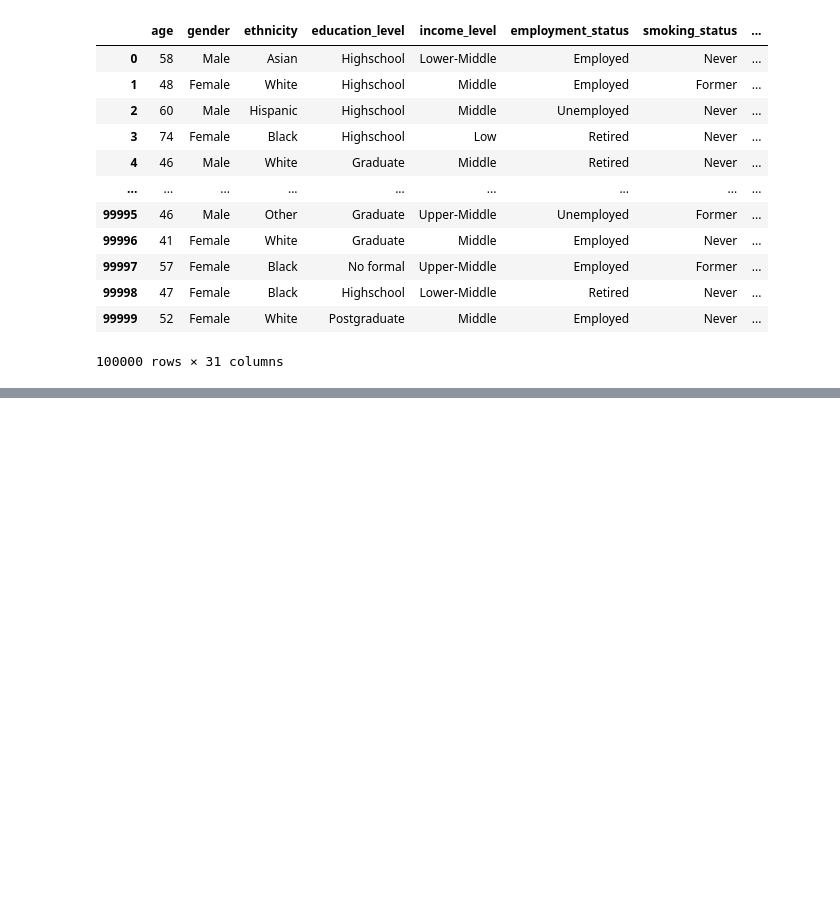
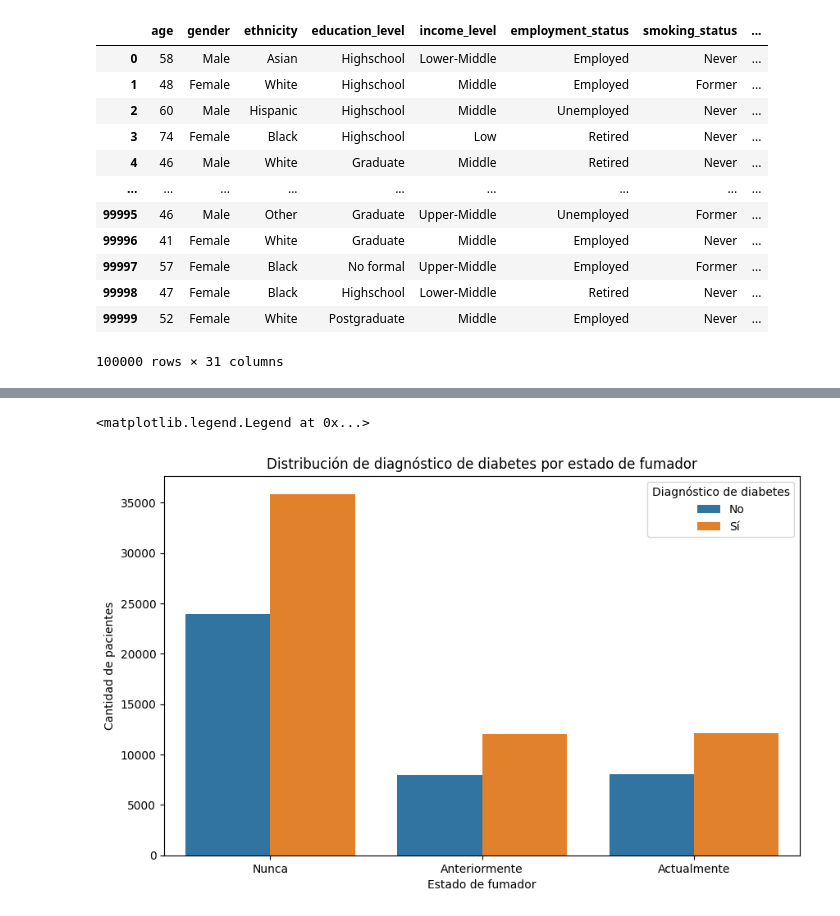
Before and after one commit to diegocv00/Diabetes, a Jupyter notebook: Diabetes.ipynb, the cells around one changed output, grey strips where cells are left out. Cells and saved outputs as stored; diff of their text form; code cells hidden in the pictures; blank space fills up the shorter version.

```diff
--- a/Diabetes.ipynb
+++ b/Diabetes.ipynb
@@ -56,0 +60,12 @@ memory usage: 23.7+ MB
+# %%
+df["smoking_status"] = df["smoking_status"].replace({"Never":"Nunca","Former":"Anteriormente","Current":"Actualmente"})
+# %%
+plt.figure(figsize=(10, 6))
+sns.countplot(data=df,x="smoking_status",hue="diagnosed_diabetes")
+plt.xlabel("Estado de fumador")
+plt.ylabel("Cantidad de pacientes")
+plt.title("Distribución de diagnóstico de diabetes por estado de fumador")
+plt.legend(title="Diagnóstico de diabetes", labels=["No", "Sí"])
+# %% [output]
+<matplotlib.legend.Legend at 0x...>
+[figure, added]
```
Also changed, not shown: parts of 25 cells of this notebook.
